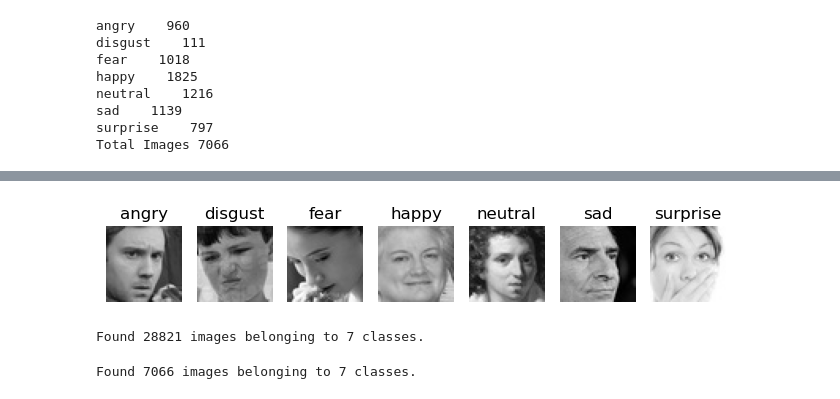
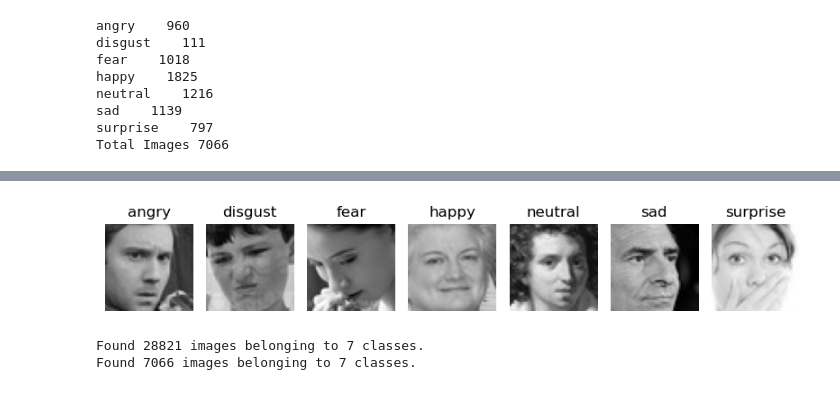
Before and after one commit to abeselom-tesfay/Face-Emotion-Recognition, a Jupyter notebook: Human_Emotion_Classification.ipynb, the cells around one changed output, grey strips where cells are left out. Saved outputs shown, nothing was run; the diff lists cells and outputs as text; code cells hidden in the pictures.

Commit message:
Enhance Face Emotion Recognition model: added data augmentation, callbacks, resume support, and Grad-CAM visualization

```diff
--- a/Human_Emotion_Classification.ipynb
+++ b/Human_Emotion_Classification.ipynb
@@ -13,10 +21,9 @@ val_data_path = 'Facial_Images/validation'
 # %%
-import os
 x = 0
 for expression in os.listdir(train_data_path):
     expression_path = os.path.join(train_data_path, expression)
     print(expression, "  ", len(os.listdir(expression_path)))
-    x = x + len(os.listdir(expression_path))
+    x += len(os.listdir(expression_path))
 print("Total Images", x)
 # %% [output]
 angry    3993
@@ -33,9 +42,8 @@ x = 0
 for expression in os.listdir(val_data_path):
     expression_path = os.path.join(val_data_path, expression)
     print(expression, "  ", len(os.listdir(expression_path)))
-    data = [expression]
-    x = x + len(os.listdir(expression_path))
-    emotions.append(data)
+    emotions.append([expression])
+    x += len(os.listdir(expression_path))
 print("Total Images", x)
 # %% [output]
 angry    960
@@ -59,15 +63,15 @@ emotions
 # %%
 i = 1
 plt.figure(figsize=(8, 8))
-
 for expression in os.listdir(train_data_path):
     image_path = os.path.join(train_data_path, expression, os.listdir(os.path.join(train_data_path, expression))[0])
     image = load_img(image_path)
-
     plt.subplot(1, 7, i)
     plt.imshow(image)
     plt.title(expression)
     plt.axis('off')
     i += 1
+plt.tight_layout()
+plt.show()
 # %% [output]
-[figure, old version]
+[figure, new version]
@@ -74,13 +80,13 @@ for expression in os.listdir(train_data_path):
 # %%
-train_data_gen = ImageDataGenerator()
+train_data_gen = ImageDataGenerator(
+    rescale=1./255,
+    rotation_range=30,
+    zoom_range=0.2,
+    width_shift_range=0.2,
+    height_shift_range=0.2,
+    shear_range=0.2,
+    horizontal_flip=True,
+    fill_mode='nearest'
+)
 
-train_dataset = train_data_gen.flow_from_directory(
-    train_data_path,
-    shuffle=True,
-    target_size=(48, 48),
-    color_mode='grayscale',
-    class_mode='categorical',
-    batch_size=128
-)
+val_data_gen = ImageDataGenerator(rescale=1./255)
-# %% [output]
-Found 28821 images belonging to 7 classes.
@@ -87,5 +95,12 @@ Found 28821 images belonging to 7 classes.
 # %%
-val_data_gen = ImageDataGenerator()
+train_dataset = train_data_gen.flow_from_directory(
+    train_data_path,
+    shuffle=True,
+    target_size=(48, 48),
+    color_mode='grayscale',
+    class_mode='categorical',
+    batch_size=128
+)
 
 val_dataset = val_data_gen.flow_from_directory(
     val_data_path,
@@ -96,4 +111,5 @@ val_dataset = val_data_gen.flow_from_directory(
     batch_size=128
 )
 # %% [output]
+Found 28821 images belonging to 7 classes.
 Found 7066 images belonging to 7 classes.
```
Also changed, not shown: parts of 30 cells of this notebook.
